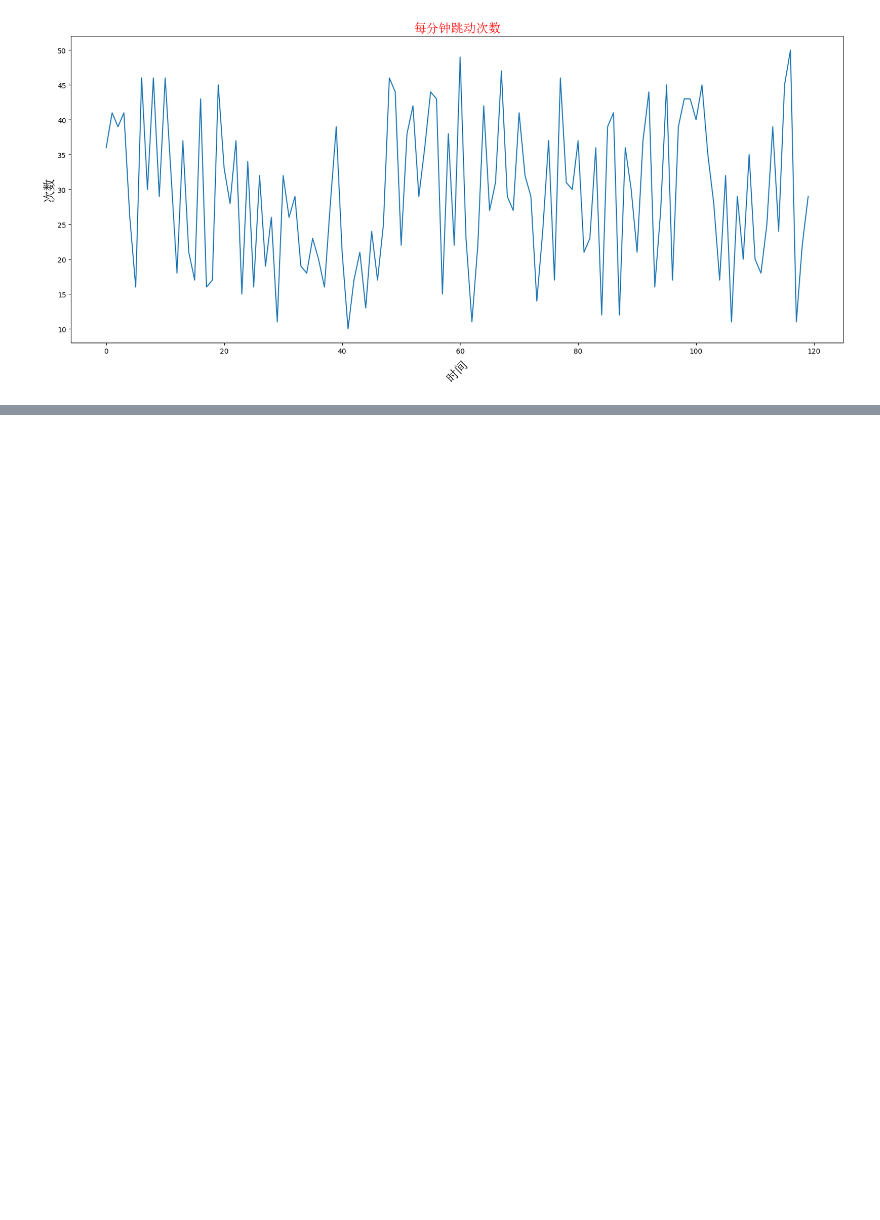
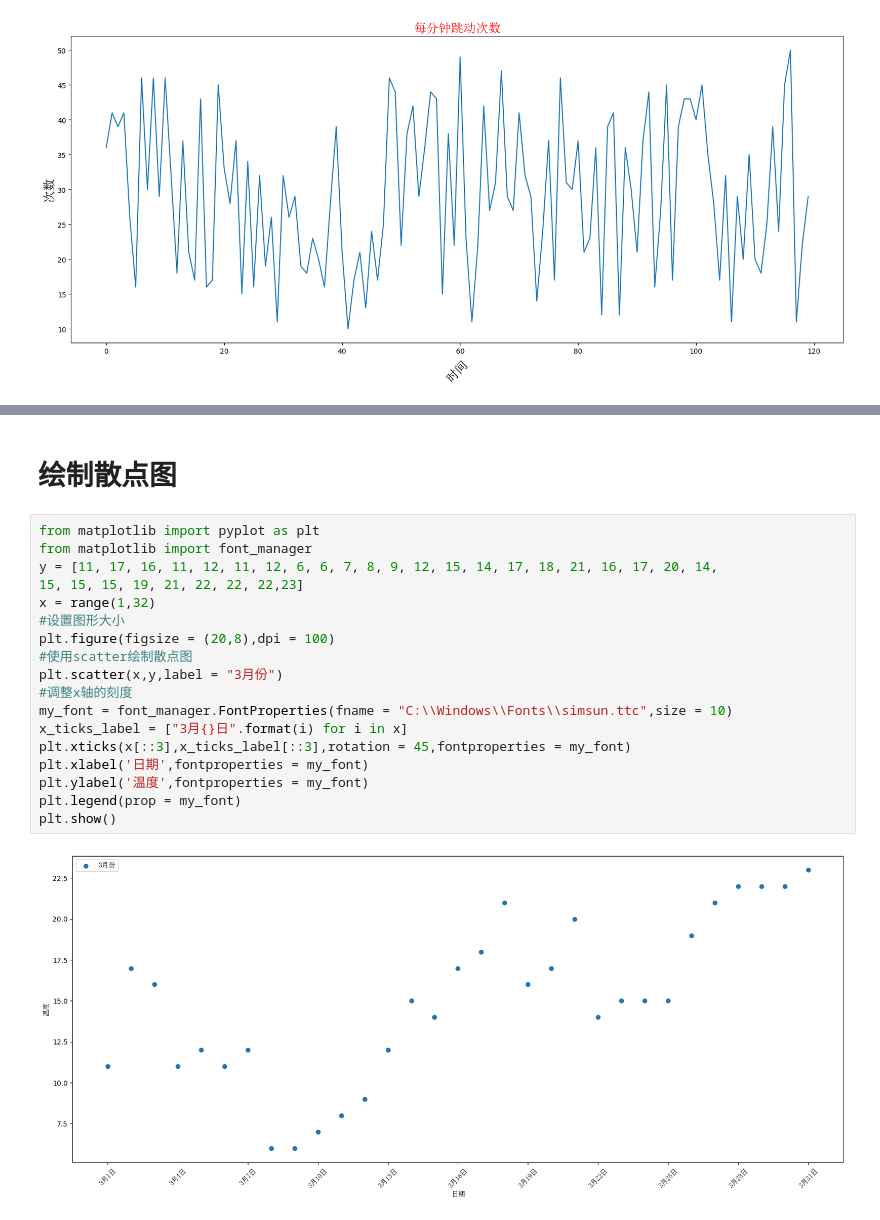
Before and after one commit to jdaas123/pythonstudy, a Jupyter notebook: day10/matplotlib.ipynb, the cells around one changed output, grey strips where cells are left out. Saved outputs shown, nothing was run; the diff lists cells and outputs as text; blank space fills up the shorter version.

```diff
--- a/day10/matplotlib.ipynb
+++ b/day10/matplotlib.ipynb
@@ -70,0 +90,22 @@ plt.show()
+# %% [markdown]
+# 绘制散点图
+# %%
+from matplotlib import pyplot as plt
+from matplotlib import font_manager
+y = [11, 17, 16, 11, 12, 11, 12, 6, 6, 7, 8, 9, 12, 15, 14, 17, 18, 21, 16, 17, 20, 14,
+15, 15, 15, 19, 21, 22, 22, 22,23]
+x = range(1,32)
+#设置图形大小
+plt.figure(figsize = (20,8),dpi = 100)
+#使用scatter绘制散点图
+plt.scatter(x,y,label = "3月份")
+#调整x轴的刻度
+my_font = font_manager.FontProperties(fname = "C:\\Windows\\Fonts\\simsun.ttc",size = 10)
+x_ticks_label = ["3月{}日".format(i) for i in x]
+plt.xticks(x[::3],x_ticks_label[::3],rotation = 45,fontproperties = my_font)
+plt.xlabel('日期',fontproperties = my_font)
+plt.ylabel('温度',fontproperties = my_font)
+plt.legend(prop = my_font)
+plt.show()
+# %% [output]
+[figure, added]
```
Also changed, not shown: parts of 6 cells of this notebook.
